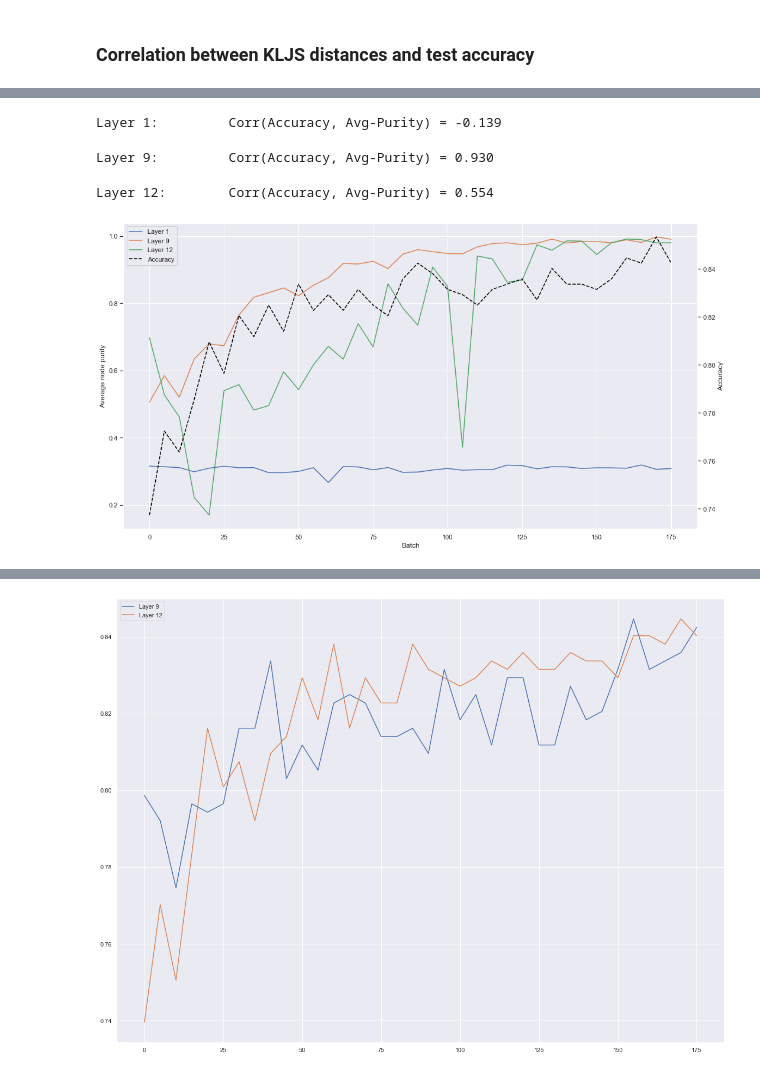
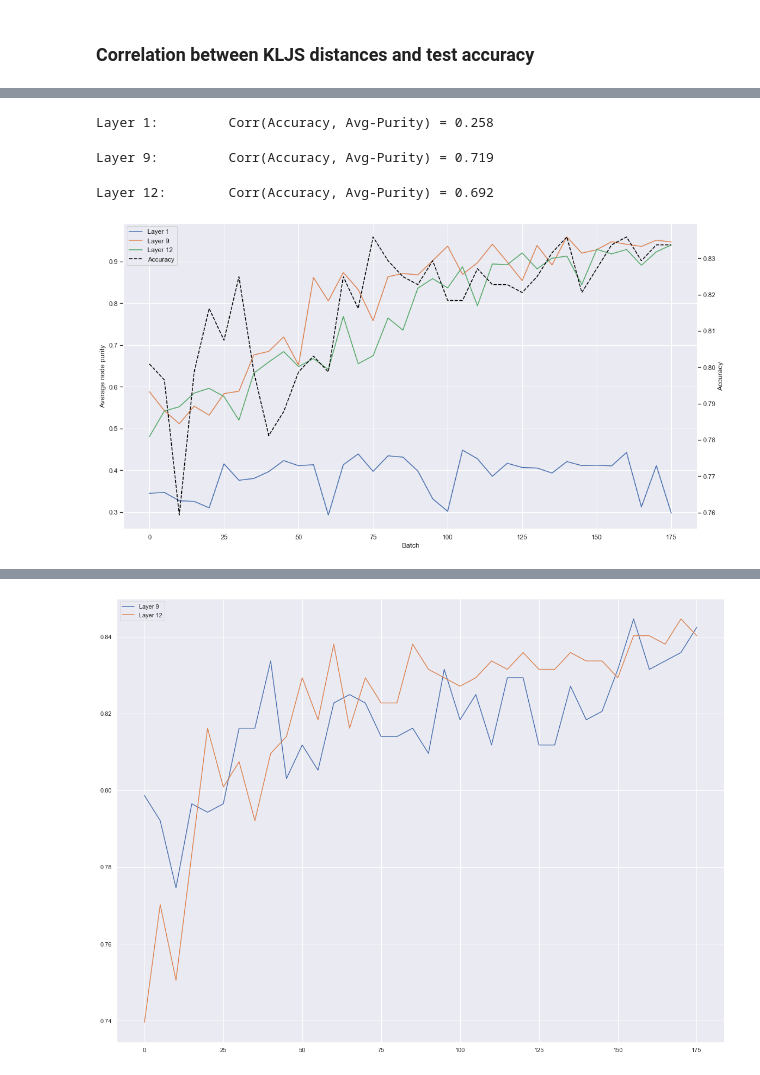
Before and after one commit to tdavislab/TopoBERT, a Jupyter notebook: notebooks/impuritiesv3.ipynb, the cells around one changed output, grey strips where cells are left out. Drawn from its saved outputs; the diff is of its cells as text; code cells hidden in the pictures.

```diff
--- a/notebooks/impuritiesv3.ipynb
+++ b/notebooks/impuritiesv3.ipynb
@@ -38,4 +40,4 @@ LAYERS = [1, 9, 12]
 # LAYERS = [1, 9, 12]
 
 DATA = 'train'
-DATASET = 'ss-role'
+DATASET = 'roberta'
@@ -357,41 +375,37 @@ for layer in LAYERS:
     graphs = []
 
     for fileindex in tqdm(range(0, NUM_EPOCHS, EPOCH_GAP)):
-        config = Config(iteration=fileindex, layer=layer, metric='euclidean', filter_func='l2', intervals=50, overlap=0.5, min_samples=3)
-        graphs.append(get_graph(config, caching=True))
+        # config = Config(iteration=fileindex, layer=layer, metric='euclidean', filter_func='l2', intervals=50, overlap=0.5, min_samples=3)
+        # graphs.append(get_graph(config, caching=True))
+        graph = get_graph(DATASET, 'euclidean', 'l2', 50, 50, fileindex, layer, 'train', min_samples=3)
+        graphs.append(graph)
 
-    labels = sorted(read_labels(f'../backend/data/{DATASET}/entities/{DATA}.txt').label.unique().tolist())
+    labels = sorted(read_labels(f'../backend/data/{DATASET}/entities/{DATA}.txt', dataset=DATASET).label.unique().tolist())
+
     # convert label to dict with positions as value
     label_dict = {label: i for i, label in enumerate(labels)}
 
     nodewise_purities = compute_nodewise_purities(graphs, method='entropy')
     plot_ridge_plots(nodewise_purities, 'iteration', 'purity', layer, title_text=f'Layer {layer}', hist=False)
     # plot_kljs(nodewise_purities, layer)
-
-# nodewise_purities = compute_nodewise_purities(graphs, method='invclass')
-# plot_ridge_plots(nodewise_purities, 'iteration', 'purity')
-# plt.savefig(f'images/purity_dists_v3/nodewise_invclass_{DATASET}_layer{LAYER}_{DATA}.png', dpi=300)
-
-# pointwise_purities = compute_pointwise_purities(graphs)
-# plot_ridge_plots(pointwise_purities, 'iteration', 'purity')
-# plt.savefig(f'images/purity_dists_v3/pointwise_{DATASET}_layer{LAYER}_{DATA}.png', dpi=300)
 # %% [markdown]
 ### Change in purity distribution w.r.t. Epoch 0
 # %%
 purity_dfs = []
 plot_labels = []
 
-fine_tuning_accs = pd.read_csv(f'../backend/data/Fine-tuning-accs/{DATASET}.csv', index_col=0)
-accuracies = fine_tuning_accs.iloc[-1, :]
-accuracies = accuracies.to_list()[:-1]
-accuracies = [float(acc) for acc in accuracies]
+# fine_tuning_accs = pd.read_csv(f'../backend/data/Fine-tuning-accs/{DATASET}.csv', index_col=0)
+# accuracies = fine_tuning_accs.iloc[-1, :]
+# accuracies = accuracies.to_list()[:-1]
+# accuracies = [float(acc) for acc in accuracies]
 
 for layer in LAYERS:
     graphs = []
 
     for fileindex in tqdm(range(0, NUM_EPOCHS, EPOCH_GAP)):
         config = Config(iteration=fileindex, layer=layer, metric='euclidean', filter_func='l2', intervals=50, overlap=0.5, min_samples=3)
-        graphs.append(get_graph(config, caching=True))
+        graph = get_graph(DATASET, 'euclidean', 'l2', 50, 50, fileindex, layer, 'train', min_samples=3)
+        graphs.append(graph)
 
     labels = sorted(read_labels(f'../backend/data/{DATASET}/entities/{DATA}.txt').label.unique().tolist())
     # convert label to dict with positions as value
@@ -471,45 +462,45 @@ for layer in [1, 9, 12]:
     graphs = []
 
     for fileindex in tqdm(range(0, NUM_EPOCHS, EPOCH_GAP)):
-        config = Config(iteration=fileindex, layer=layer, metric='euclidean', filter_func='l2', intervals=50, overlap=0.5, min_samples=3)
-        graphs.append(get_graph(config, caching=True))
+        graph = get_graph(DATASET, 'euclidean', 'l2', 50, 50, fileindex, layer, 'train', min_samples=3)
+        graphs.append(graph)
 
     labels = sorted(read_labels(f'../backend/data/{DATASET}/entities/{DATA}.txt').label.unique().tolist())
     # convert label to dict with positions as value
     label_dict = {label: i for i, label in enumerate(labels)}
 
     # nodewise_purities = compute_nodewise_purities(graphs, method='entropy')
     nodewise_purities = compute_pointwise_purities(graphs)
 
     average_purity = nodewise_purities.purity.apply(lambda x: np.mean(x))
 
     print(f'Layer {layer}:\t Corr(Accuracy, Avg-Purity) = {np.corrcoef(accuracies, average_purity)[0, 1]:.3f}')
     corrs.append([f'Layer {layer}', np.corrcoef(accuracies, average_purity)[0, 1]])
 
     ax.plot(np.arange(0, NUM_EPOCHS, EPOCH_GAP), average_purity, label=f'Layer {layer}')
 
 ax_acc = ax.twinx()
 ax_acc.plot(np.arange(0, NUM_EPOCHS, EPOCH_GAP), accuracies, linestyle='--', color='black', label='Accuracy')
 ax_acc.set_ylabel('Accuracy')
 # ax_acc.legend(loc='upper left')
 ax_acc.grid(False)
 # ax_acc.set_ylim(0.5, 1)
 
 # ax.legend()
 
 handles, labels = ax.get_legend_handles_labels()
 handles_acc, labels_acc = ax_acc.get_legend_handles_labels()
 handles_combined, labels_combined = handles + handles_acc, labels + labels_acc
 ax.legend(handles_combined, labels_combined, loc='upper left')
 
 plt.tight_layout()
 
 plt.savefig(f'images/average_purity_vs_accuracy/avg_purity_vs_acc_{DATASET}_{DATA}.png', dpi=300)
 # %% [output]
-Layer 1:         Corr(Accuracy, Avg-Purity) = -0.139
+Layer 1:         Corr(Accuracy, Avg-Purity) = 0.258
-Layer 9:         Corr(Accuracy, Avg-Purity) = 0.930
+Layer 9:         Corr(Accuracy, Avg-Purity) = 0.719
-Layer 12:        Corr(Accuracy, Avg-Purity) = 0.554
+Layer 12:        Corr(Accuracy, Avg-Purity) = 0.692
-[figure, old version]
+[figure, new version]
 # %%
 corr_df = pd.DataFrame(corrs, columns=['Layer', 'Correlation'])
 corr_df.Correlation = corr_df.Correlation.apply(lambda x: round(x, 3))
```
Also changed, not shown: parts of 9 cells of this notebook, 16 other files.
